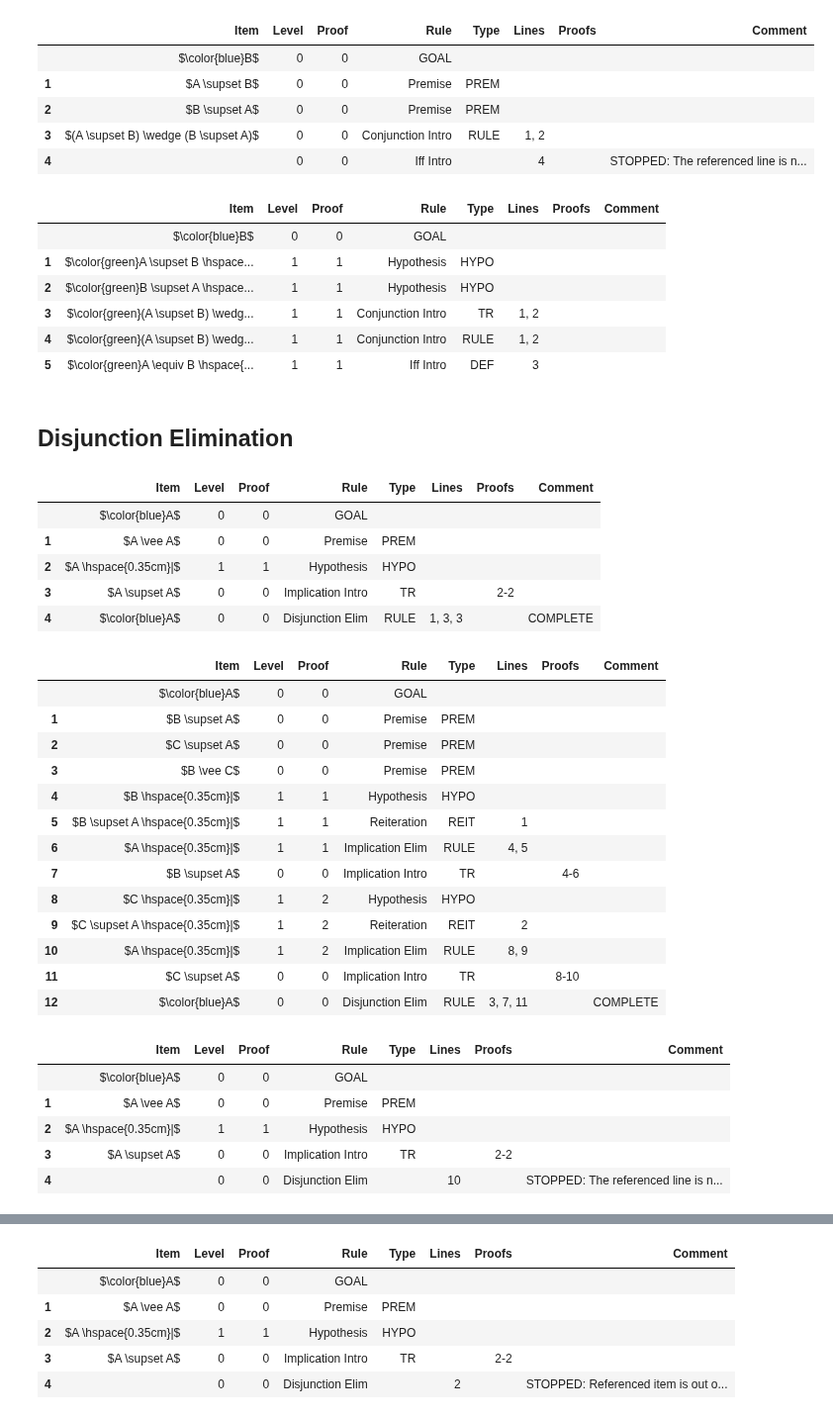
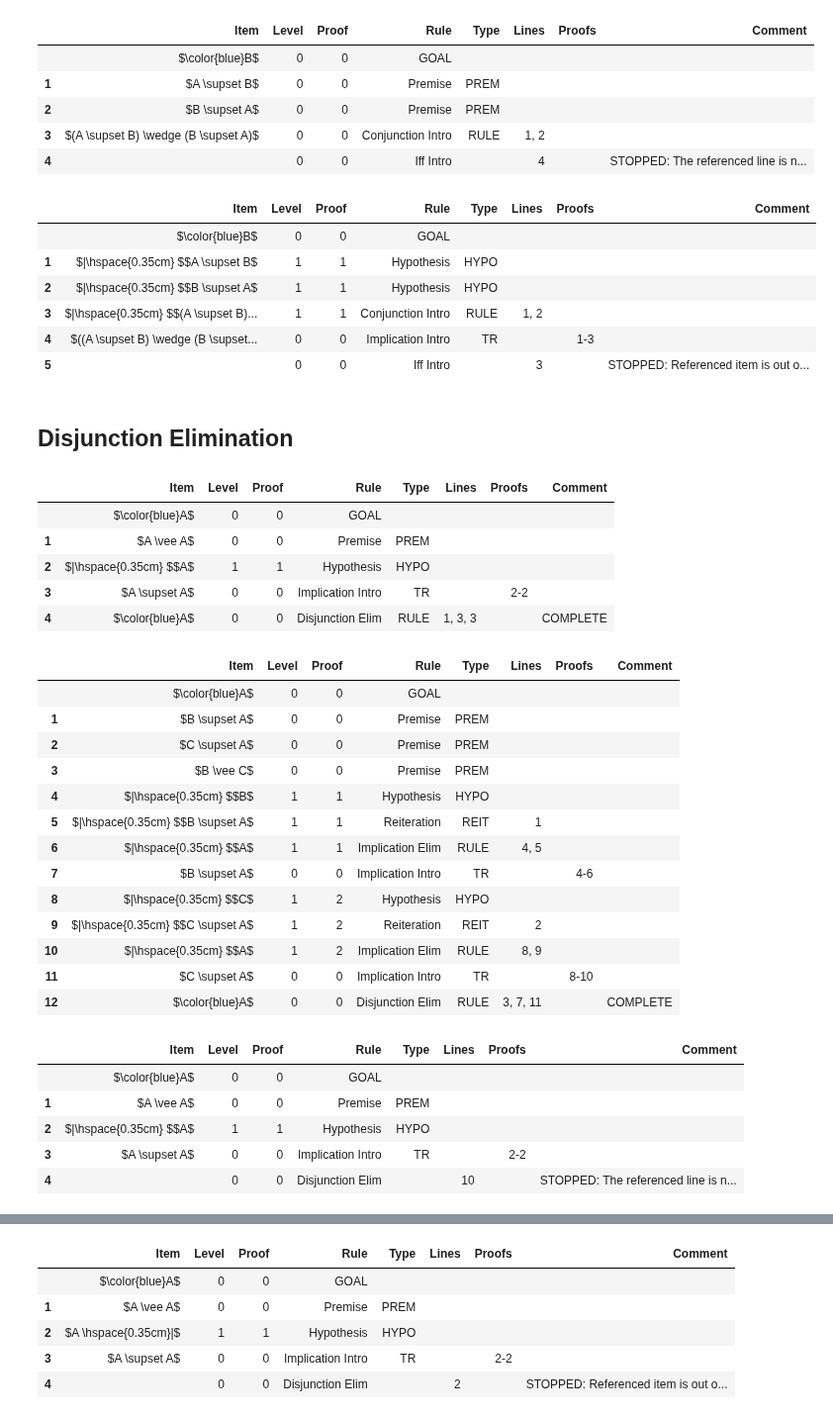
Before and after one commit to FrankHubeny/AltRea, a Jupyter notebook: rules_testcases.ipynb, the cells around one changed output, grey strips where cells are left out. Shown at 99% size. Drawn from its saved outputs; the diff is of its cells as text; code cells hidden in the pictures.

Commit message:
added opensubproof

```diff
--- a/rules_testcases.ipynb
+++ b/rules_testcases.ipynb
@@ -1133,33 +1203,36 @@ display(prf.thisproof())
 # %%
 # test_definition_linescope_1: Error: Referenced line is not in scope.
 
 from IPython.display import display, Math, Markdown, Latex, display_markdown, HTML
 import pandas as pd
 pd.options.display.max_colwidth=500
 from altrea.wffs import And, Wff
 from altrea.rules import Proof
 
 prf = Proof()
 prf.setrestricted(False)
 A = prf.proposition('A')
 B = prf.proposition('B')
 prf.setlogic()
+
 prf.goal(B)
+
+prf.opensubproof()
 prf.hypothesis(Implies(A, B))
 prf.addhypothesis(Implies(B, A))
-prf.conjunction_intro(1, 2)
 prf.rule("conj intro", [prf.item(1), prf.item(2)], [1, 2])
+prf.implication_intro()
 prf.definition('iff intro', [A, B], [3])
 
 display(prf.thisproof())
 # %% [output]
 |  | Item | Level | Proof | Rule | Type | Lines | Proofs | Comment |
 |  | $\color{blue}B$ | 0 | 0 | GOAL |  |  |  |  |
-| 1 | $\color{green}A \supset B \hspace... | 1 | 1 | Hypothesis | HYPO |  |  |  |
-| 2 | $\color{green}B \supset A \hspace... | 1 | 1 | Hypothesis | HYPO |  |  |  |
-| 3 | $\color{green}(A \supset B) \wedg... | 1 | 1 | Conjunction Intro | TR | 1, 2 |  |  |
-| 4 | $\color{green}(A \supset B) \wedg... | 1 | 1 | Conjunction Intro | RULE | 1, 2 |  |  |
-| 5 | $\color{green}A \equiv B \hspace{... | 1 | 1 | Iff Intro | DEF | 3 |  |  |
+| 1 | $|\hspace{0.35cm} $$A \supset B$ | 1 | 1 | Hypothesis | HYPO |  |  |  |
+| 2 | $|\hspace{0.35cm} $$B \supset A$ | 1 | 1 | Hypothesis | HYPO |  |  |  |
+| 3 | $|\hspace{0.35cm} $$(A \supset B)... | 1 | 1 | Conjunction Intro | RULE | 1, 2 |  |  |
+| 4 | $((A \supset B) \wedge (B \supset... | 0 | 0 | Implication Intro | TR |  | 1-3 |  |
+| 5 |  | 0 | 0 | Iff Intro |  | 3 |  | STOPPED: Referenced item is out o... |
 # %% [markdown]
 <a id='disjunction_elim'></a>
 ## Disjunction Elimination
@@ -1175,8 +1248,11 @@ from altrea.rules import Proof
 prf = Proof()
 A = prf.proposition("A")
 prf.setlogic()
+
 prf.goal(A)
 prf.premise(Or(A, A))
+
+prf.opensubproof()
 prf.hypothesis(A)
 prf.implication_intro()
 prf.rule('disj elim', [A, A, A], [1, 3, 3])
@@ -1186,7 +1262,7 @@ display(prf.thisproof())
 |  | Item | Level | Proof | Rule | Type | Lines | Proofs | Comment |
 |  | $\color{blue}A$ | 0 | 0 | GOAL |  |  |  |  |
 | 1 | $A \vee A$ | 0 | 0 | Premise | PREM |  |  |  |
-| 2 | $A \hspace{0.35cm}|$ | 1 | 1 | Hypothesis | HYPO |  |  |  |
+| 2 | $|\hspace{0.35cm} $$A$ | 1 | 1 | Hypothesis | HYPO |  |  |  |
 | 3 | $A \supset A$ | 0 | 0 | Implication Intro | TR |  | 2-2 |  |
 | 4 | $\color{blue}A$ | 0 | 0 | Disjunction Elim | RULE | 1, 3, 3 |  | COMPLETE |
 # %%
@@ -1203,14 +1279,19 @@ A = prf.proposition("A")
 B = prf.proposition("B")
 C = prf.proposition("C")
 prf.setlogic()
+
 prf.goal(A)
 prf.premise(Implies(B, A))
 prf.premise(Implies(C, A))
 prf.premise(Or(B, C))
+
+prf.opensubproof()
 prf.hypothesis(B)
 prf.reiterate(1)
 prf.rule('imp elim', [B, A], [4, 5])
 prf.implication_intro()
+
+prf.opensubproof()
 prf.hypothesis(C)
 prf.reiterate(2)
 prf.rule('imp elim', [C, A], [8, 9])
@@ -1224,13 +1305,13 @@ display(prf.thisproof())
 | 1 | $B \supset A$ | 0 | 0 | Premise | PREM |  |  |  |
 | 2 | $C \supset A$ | 0 | 0 | Premise | PREM |  |  |  |
 | 3 | $B \vee C$ | 0 | 0 | Premise | PREM |  |  |  |
-| 4 | $B \hspace{0.35cm}|$ | 1 | 1 | Hypothesis | HYPO |  |  |  |
-| 5 | $B \supset A \hspace{0.35cm}|$ | 1 | 1 | Reiteration | REIT | 1 |  |  |
-| 6 | $A \hspace{0.35cm}|$ | 1 | 1 | Implication Elim | RULE | 4, 5 |  |  |
+| 4 | $|\hspace{0.35cm} $$B$ | 1 | 1 | Hypothesis | HYPO |  |  |  |
+| 5 | $|\hspace{0.35cm} $$B \supset A$ | 1 | 1 | Reiteration | REIT | 1 |  |  |
+| 6 | $|\hspace{0.35cm} $$A$ | 1 | 1 | Implication Elim | RULE | 4, 5 |  |  |
 | 7 | $B \supset A$ | 0 | 0 | Implication Intro | TR |  | 4-6 |  |
-| 8 | $C \hspace{0.35cm}|$ | 1 | 2 | Hypothesis | HYPO |  |  |  |
-| 9 | $C \supset A \hspace{0.35cm}|$ | 1 | 2 | Reiteration | REIT | 2 |  |  |
-| 10 | $A \hspace{0.35cm}|$ | 1 | 2 | Implication Elim | RULE | 8, 9 |  |  |
+| 8 | $|\hspace{0.35cm} $$C$ | 1 | 2 | Hypothesis | HYPO |  |  |  |
+| 9 | $|\hspace{0.35cm} $$C \supset A$ | 1 | 2 | Reiteration | REIT | 2 |  |  |
+| 10 | $|\hspace{0.35cm} $$A$ | 1 | 2 | Implication Elim | RULE | 8, 9 |  |  |
 | 11 | $C \supset A$ | 0 | 0 | Implication Intro | TR |  | 8-10 |  |
 | 12 | $\color{blue}A$ | 0 | 0 | Disjunction Elim | RULE | 3, 7, 11 |  | COMPLETE |
 # %%
@@ -1245,8 +1326,11 @@ from altrea.rules import Proof
 prf = Proof()
 A = prf.proposition("A")
 prf.setlogic()
+
 prf.goal(A)
 prf.premise(Or(A, A))
+
+prf.opensubproof()
 prf.hypothesis(A)
 prf.implication_intro()
 prf.rule('disj elim', [A, A, A], [10, 3, 3])
@@ -1257,7 +1341,7 @@ display(prf.thisproof())
 |  | Item | Level | Proof | Rule | Type | Lines | Proofs | Comment |
 |  | $\color{blue}A$ | 0 | 0 | GOAL |  |  |  |  |
 | 1 | $A \vee A$ | 0 | 0 | Premise | PREM |  |  |  |
-| 2 | $A \hspace{0.35cm}|$ | 1 | 1 | Hypothesis | HYPO |  |  |  |
+| 2 | $|\hspace{0.35cm} $$A$ | 1 | 1 | Hypothesis | HYPO |  |  |  |
 | 3 | $A \supset A$ | 0 | 0 | Implication Intro | TR |  | 2-2 |  |
 | 4 |  | 0 | 0 | Disjunction Elim |  | 10 |  | STOPPED: The referenced line is n... |
 # %%
```
Also changed, not shown: parts of 44 cells of this notebook, 19 other files.
